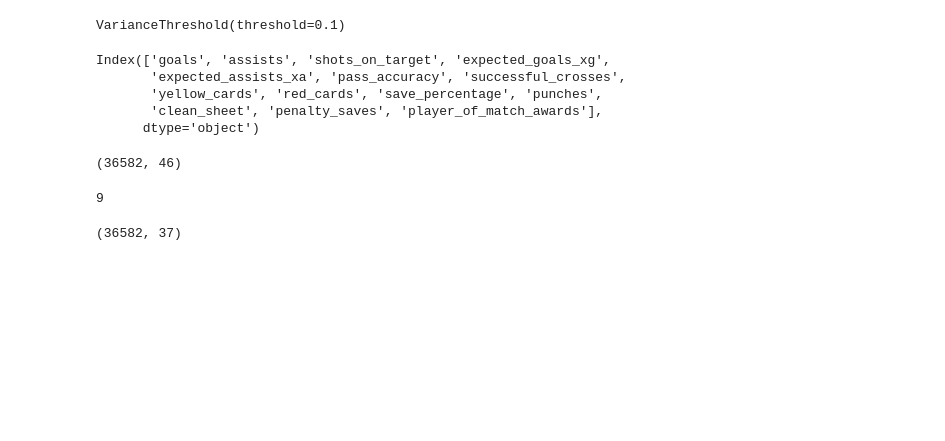
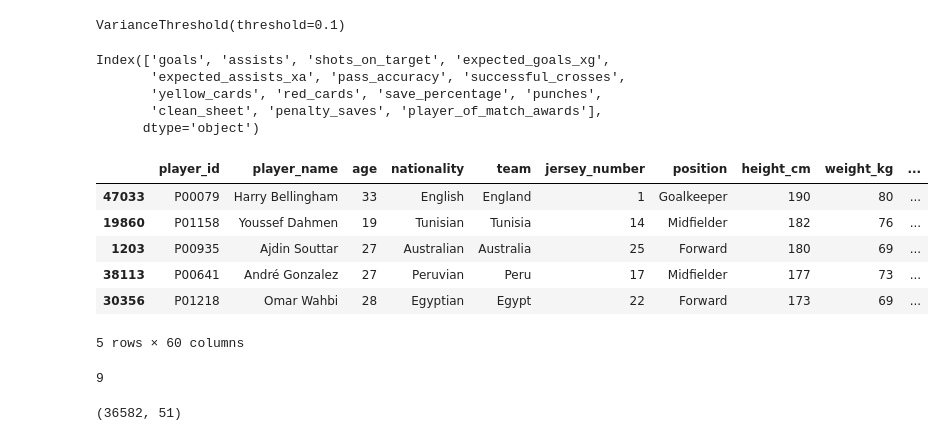
Before and after one commit to himashooo/FiFa-2026, a Jupyter notebook: fifa 2026_second.ipynb, the cells around one changed output. Cells and saved outputs as stored; diff of their text form; code cells hidden in the pictures; blank space fills up the shorter version.

```diff
--- a/fifa 2026_second.ipynb
+++ b/fifa 2026_second.ipynb
@@ -40,7 +46,8 @@ sel.fit(X_train[num_col])
 # %% [output]
 VarianceThreshold(threshold=0.1)
 # %%
-num_col[~sel.get_support()]
+low_variance=num_col[~sel.get_support()]
+low_variance
 # %% [output]
 Index(['goals', 'assists', 'shots_on_target', 'expected_goals_xg',
        'expected_assists_xa', 'pass_accuracy', 'successful_crosses',
@@ -50,15 +57,18 @@ Index(['goals', 'assists', 'shots_on_target', 'expected_goals_xg',
 # %%
 columns=X_train[num_col].columns[sel.get_support()]
 # %%
-X_train=sel.transform(X_train[num_col])
-X_test=sel.transform(X_test[num_col])
+X_train=X_train.drop(columns=low_variance)
+X_test=X_test.drop(columns=low_variance)
-# %%
-X_train=pd.DataFrame(X_train,columns=columns)
-X_test=pd.DataFrame(X_test,columns=columns)
 # %%
-X_train.shape
+X_train.head()
 # %% [output]
+|  | player_id | player_name | age | nationality | team | jersey_number | position | height_cm | weight_kg | ... |
+| 47033 | P00079 | Harry Bellingham | 33 | English | England | 1 | Goalkeeper | 190 | 80 | ... |
+| 19860 | P01158 | Youssef Dahmen | 19 | Tunisian | Tunisia | 14 | Midfielder | 182 | 76 | ... |
+| 1203 | P00935 | Ajdin Souttar | 27 | Australian | Australia | 25 | Forward | 180 | 69 | ... |
+| 38113 | P00641 | André Gonzalez | 27 | Peruvian | Peru | 17 | Midfielder | 177 | 73 | ... |
+| 30356 | P01218 | Omar Wahbi | 28 | Egyptian | Egypt | 22 | Forward | 173 | 69 | ... |
-(36582, 46)
+5 rows × 60 columns
 # %%
 corr_matrix=X_train.corr(numeric_only=True)
 columns=corr_matrix.columns
@@ -79,4 +89,4 @@ X_test=X_test.drop(columns=columns_to_drop)
 # %%
 X_train.shape
 # %% [output]
-(36582, 37)
+(36582, 51)
```
Also changed, not shown: parts of 6 cells of this notebook.
